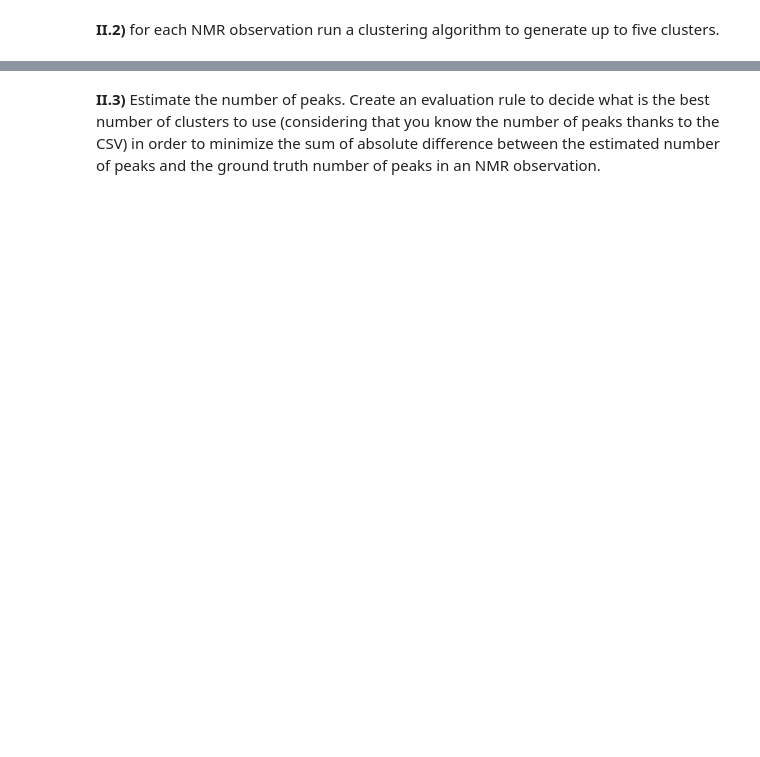
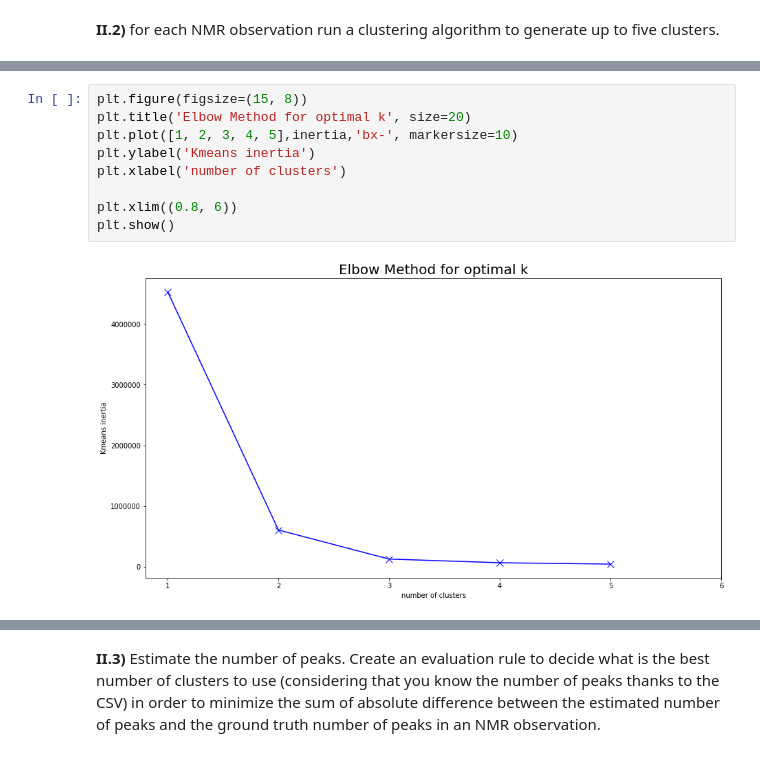
Before and after one commit to nicolas1805961/NMR-signal-machine-learning, a Jupyter notebook: challenge_evaluation.ipynb, the cells around one changed output, grey strips where cells are left out. Drawn from its saved outputs; the diff is of its cells as text; blank space fills up the shorter version.

```diff
--- a/challenge_evaluation.ipynb
+++ b/challenge_evaluation.ipynb
@@ -168,0 +175,11 @@ pd.read_csv('LearningDataSet/data_nmr_input_epita_train.csv')
+# %%
+plt.figure(figsize=(15, 8))
+plt.title('Elbow Method for optimal k', size=20)
+plt.plot([1, 2, 3, 4, 5],inertia,'bx-', markersize=10)
+plt.ylabel('Kmeans inertia')
+plt.xlabel('number of clusters')
+
+plt.xlim((0.8, 6))
+plt.show()
+# %% [output]
+[figure, added]
```
Also changed, not shown: parts of 11 cells of this notebook.
